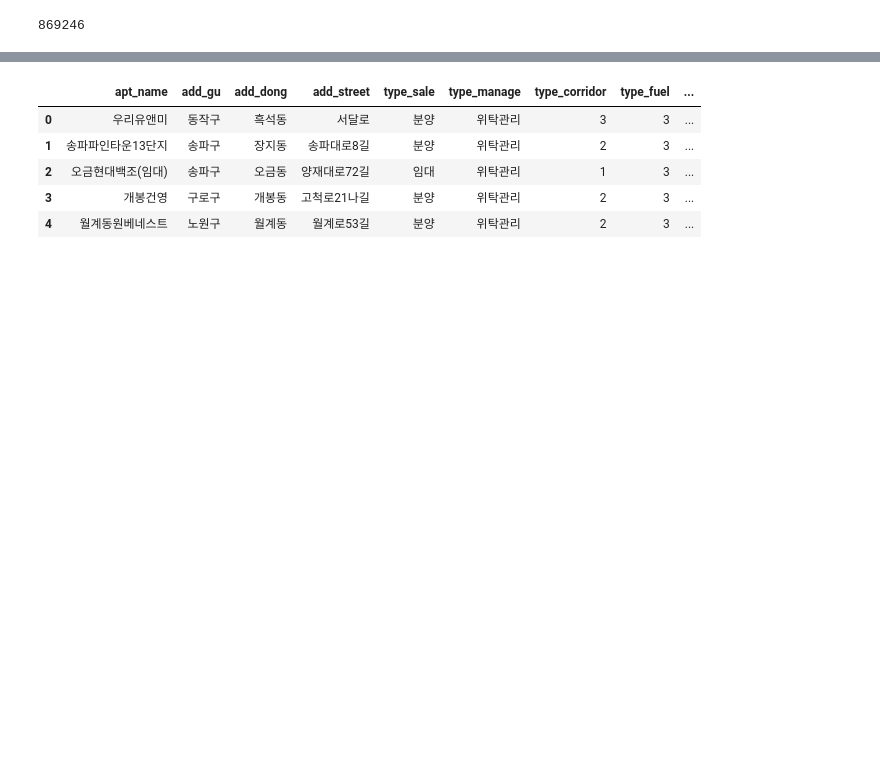
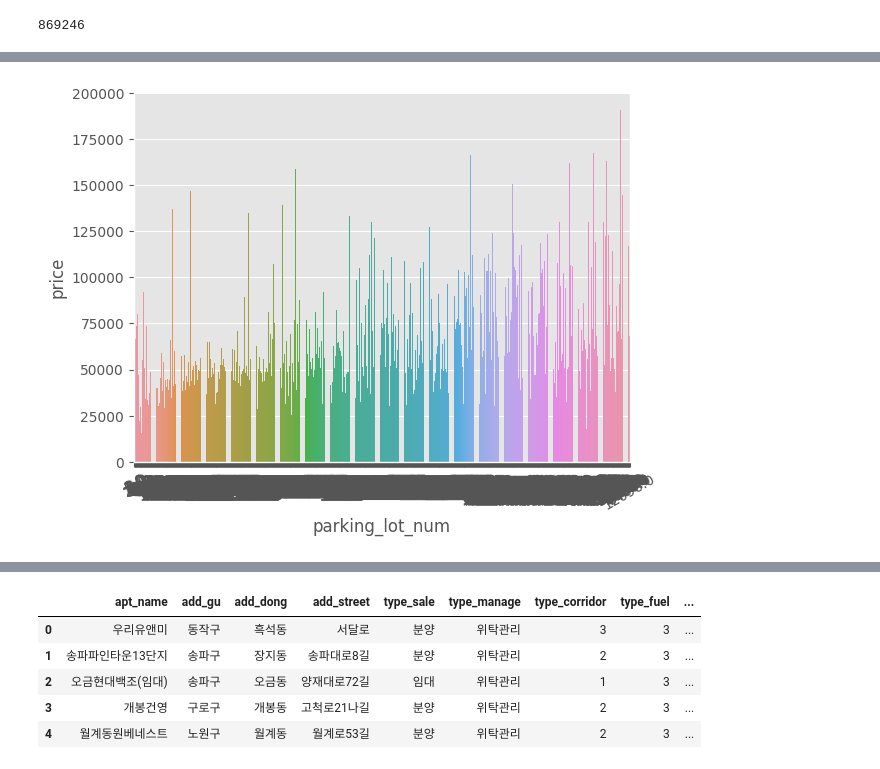
Before and after one commit to Jesimsim/ds-section2-project, a Jupyter notebook: section2_project_practice.ipynb, the cells around one changed output, grey strips where cells are left out. Drawn from its saved outputs; the diff is of its cells as text; code cells hidden in the pictures; blank space fills up the shorter version.

```diff
--- a/section2_project_practice.ipynb
+++ b/section2_project_practice.ipynb
@@ -946,0 +991,6 @@ df[df.price > 200000].price.count()
+# %%
+plt.style.use('ggplot')
+sns.barplot(data=df.groupby('parking_lot_num')[['parking_lot_num','price']].mean().reset_index(drop=True), x='parking_lot_num',y='price');
+plt.xticks(rotation=30);
+# %% [output]
+[figure, added]
```
Also changed, not shown: parts of 47 cells of this notebook.
